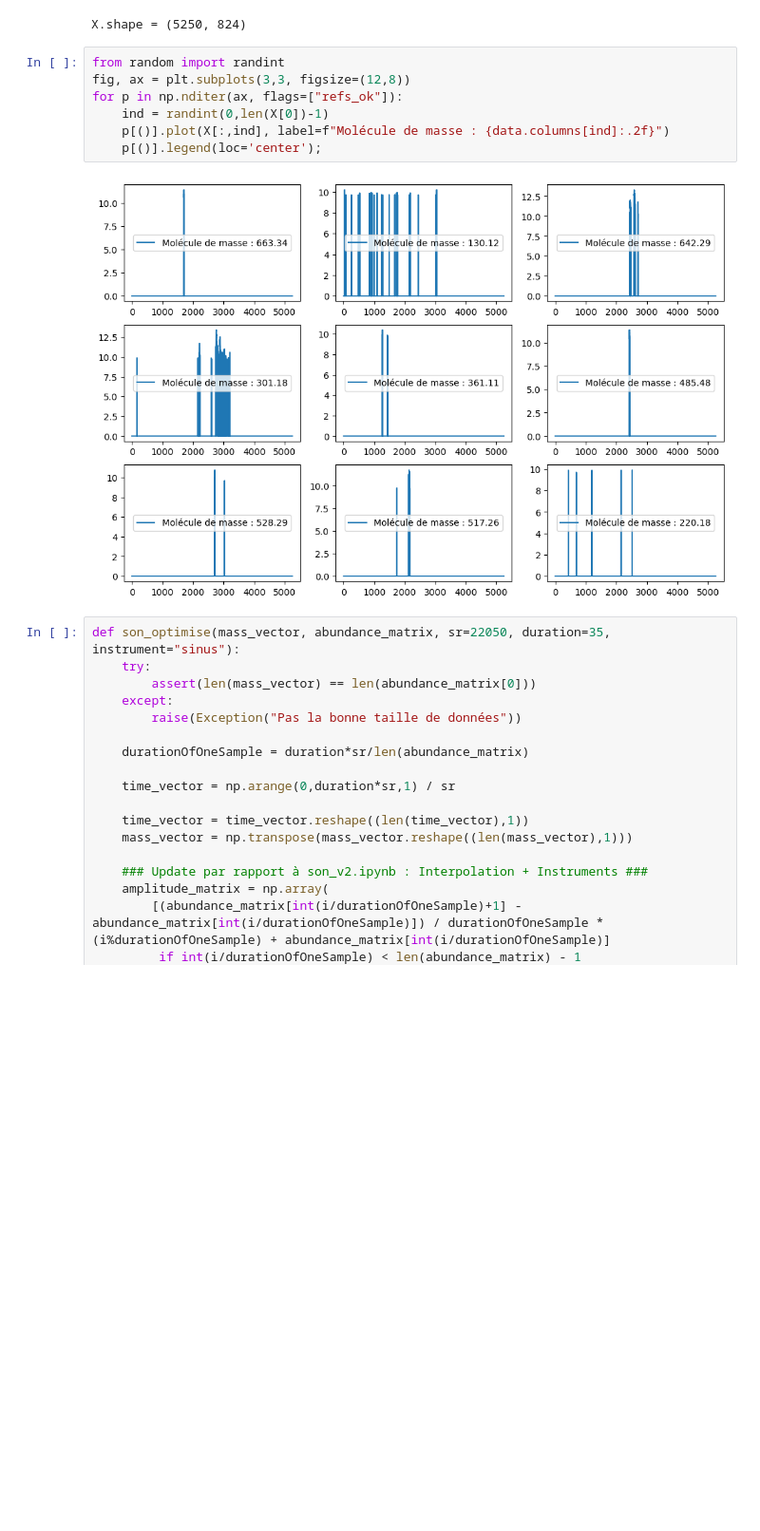
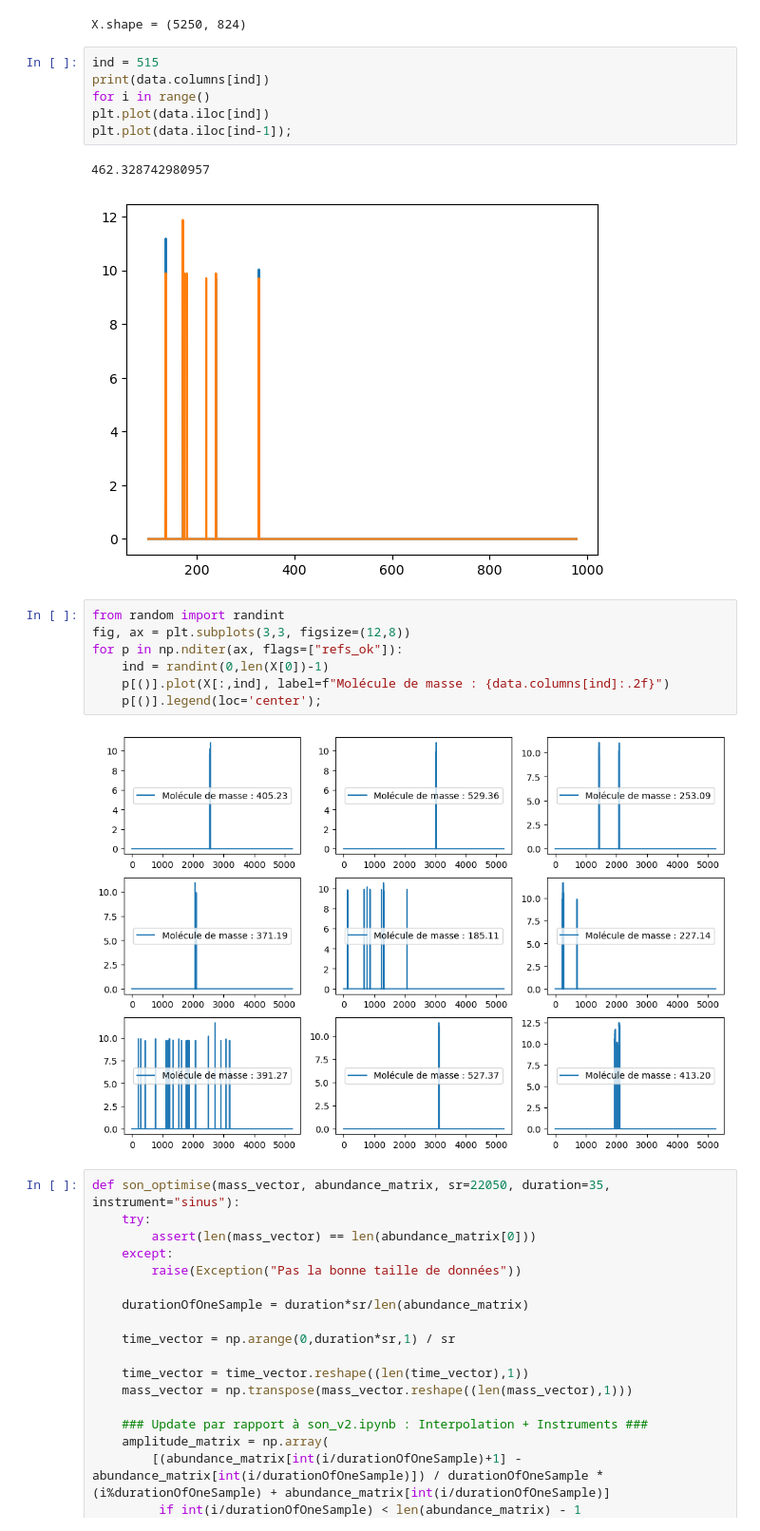
Before and after one commit to VincentEnOptionRV/somicor, a Jupyter notebook: Son v4.ipynb, the cells around one changed output. Shown at 95% size. Saved outputs shown, nothing was run; the diff lists cells and outputs as text; blank space fills up the shorter version.

```diff
--- a/Son v4.ipynb
+++ b/Son v4.ipynb
@@ -24,6 +27,15 @@ X = data.to_numpy()
 print(f"{X.shape = }")
 # %% [output]
 X.shape = (5250, 824)
+# %%
+ind = 515
+print(data.columns[ind])
+for i in range()
+plt.plot(data.iloc[ind])
+plt.plot(data.iloc[ind-1]);
+# %% [output]
+462.328742980957
+[figure, added]
 # %%
 from random import randint
 fig, ax = plt.subplots(3,3, figsize=(12,8))
@@ -32,7 +44,7 @@ for p in np.nditer(ax, flags=["refs_ok"]):
     p[()].plot(X[:,ind], label=f"Molécule de masse : {data.columns[ind]:.2f}")
     p[()].legend(loc='center');
 # %% [output]
-[figure, old version]
+[figure, new version]
 # %%
 def son_optimise(mass_vector, abundance_matrix, sr=22050, duration=35, instrument="sinus"):
     try:
```
Also changed, not shown: parts of 9 cells of this notebook, 4 other files.
